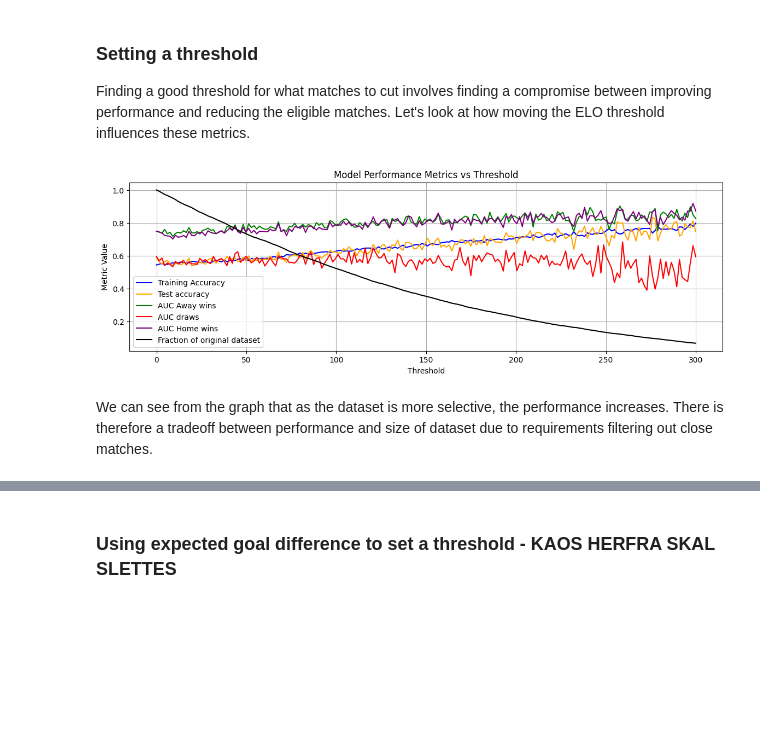
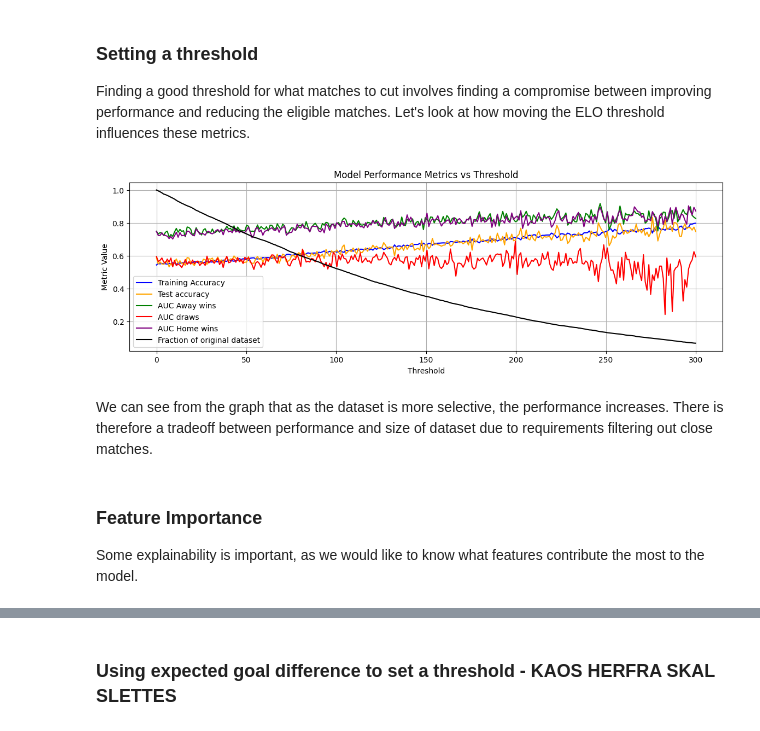
Before and after one commit to heiken1108/Match-Predictor, a Jupyter notebook: notebooks/Heiken/7. Logistic Regression.ipynb, the cells around one changed output, grey strips where cells are left out. Cells and saved outputs as stored; diff of their text form; code cells hidden in the pictures; blank space fills up the shorter version.

```diff
--- a/notebooks/Heiken/7. Logistic Regression.ipynb
+++ b/notebooks/Heiken/7. Logistic Regression.ipynb
@@ -220,35 +224,39 @@ def evaluate_model(data, model, scaler: StandardScaler, threshold=0, column='ELO
 	#return training_accuracy, test_accuracy, AUCs
 	return training_accuracy, test_accuracy, AUCs[0], AUCs[1], AUCs[2], len(use_data)/len(data)
 # %%
-threshold_range = np.linspace(0, 300, 200)
+threshold_range = np.linspace(0, 300, 300)
 
 results = {
     "threshold": [],
     "training_accuracy": [],
     "test_accuracy": [],
     "AUC_0": [],
     "AUC_1": [],
     "AUC_2": [],
     "fraction": []
 }
 
 for threshold in threshold_range:
     training_accuracy, test_accuracy, AUC_0, AUC_1, AUC_2, fraction = evaluate_model(data, model, scaler, threshold)
     results["threshold"].append(threshold)
     results["training_accuracy"].append(training_accuracy)
     results["test_accuracy"].append(test_accuracy)
     results["AUC_0"].append(AUC_0)
     results["AUC_1"].append(AUC_1)
     results["AUC_2"].append(AUC_2)
     results["fraction"].append(fraction)
 
 
 # Convert results to a DataFrame for easier plotting
 results_df = pd.DataFrame(results)
 
 # Plot each metric against the threshold range
 util.plot_multiple_lines(results_df, x_col='threshold', line_cols=['training_accuracy', 'test_accuracy', 'AUC_0', 'AUC_1', 'AUC_2', 'fraction'], line_labels=['Training Accuracy', 'Test accuracy', 'AUC Away wins', 'AUC draws', 'AUC Home wins', 'Fraction of original dataset'], figsize=figsize)
 # %% [output]
-[figure, old version]
+[figure, new version]
 # %% [markdown]
 We can see from the graph that as the dataset is more selective, the performance increases. There is therefore a tradeoff between performance and size of dataset due to requirements filtering out close matches.
+# %% [markdown]
+### Feature Importance
+
+Some explainability is important, as we would like to know what features contribute the most to the model.
```
Also changed, not shown: parts of 5 cells of this notebook, 2 other files.
